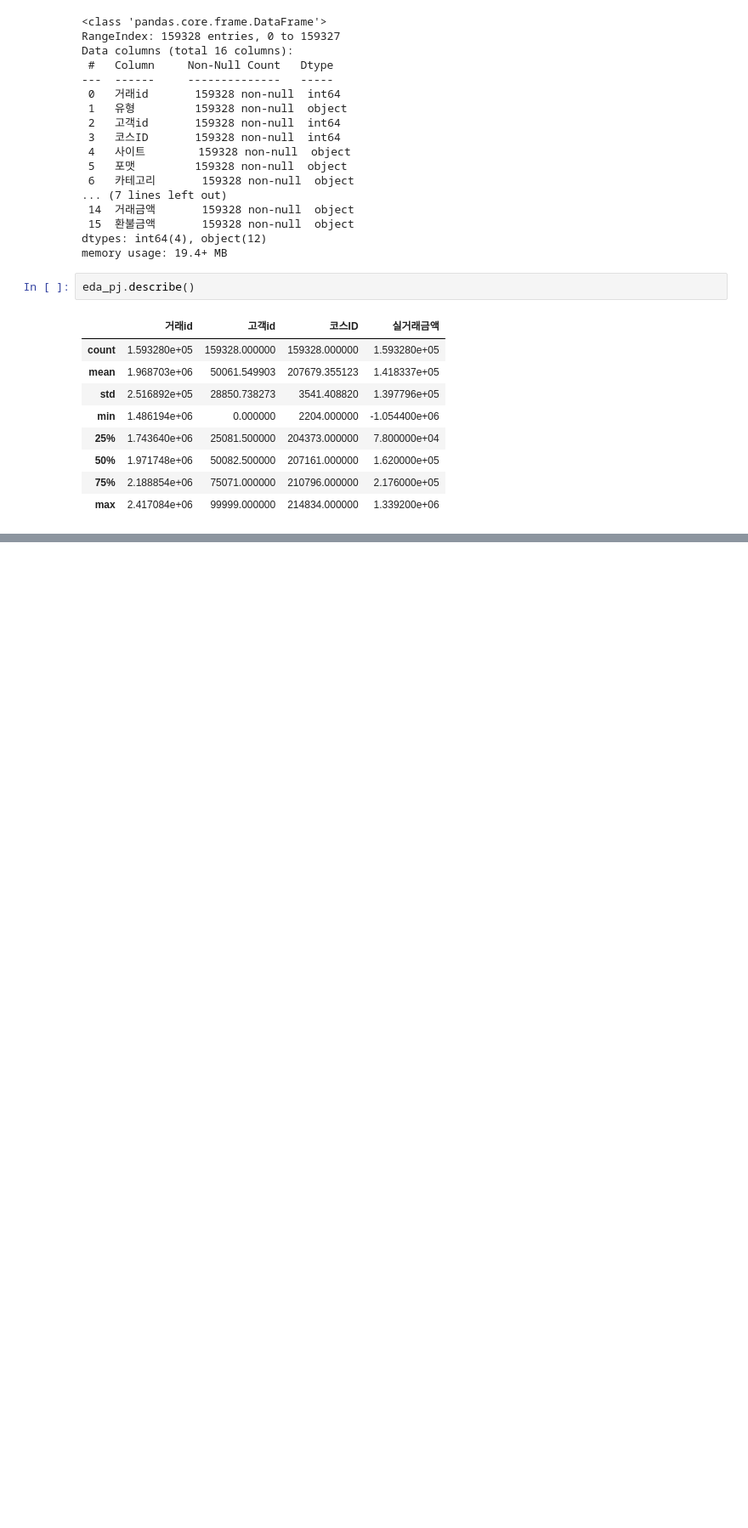
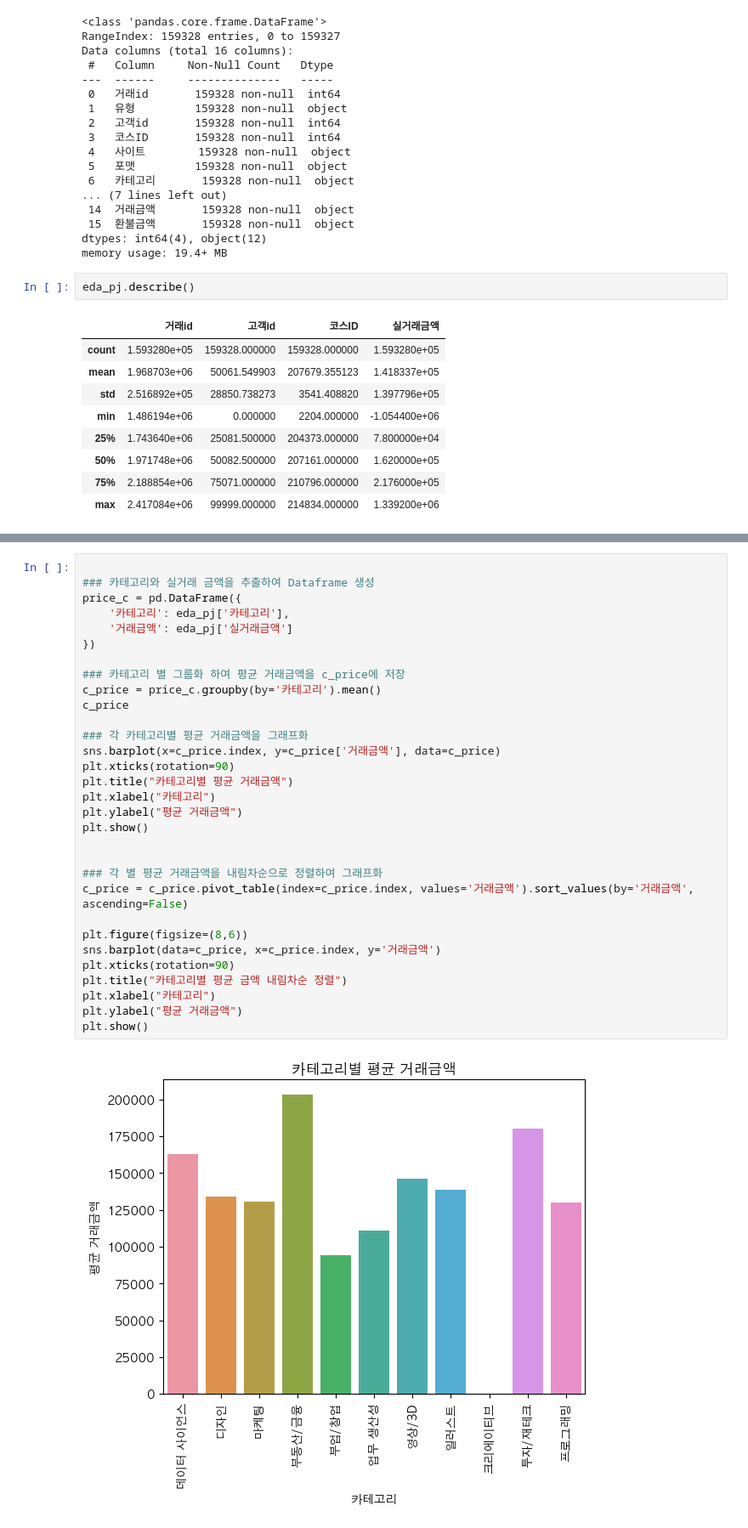
Before and after one commit to hogooba/minpj, a Jupyter notebook: pj.ipynb, the cells around one changed output, grey strips where cells are left out. Shown at 85% size. Drawn from its saved outputs; the diff is of its cells as text; blank space fills up the shorter version.

```diff
--- a/pj.ipynb
+++ b/pj.ipynb
@@ -113,0 +148,33 @@ KeyError: '실거래금액'
+# %%
+
+### 카테고리와 실거래 금액을 추출하여 Dataframe 생성
+price_c = pd.DataFrame({
+    '카테고리': eda_pj['카테고리'],
+    '거래금액': eda_pj['실거래금액']
+})
+
+### 카테고리 별 그룹화 하여 평균 거래금액을 c_price에 저장
+c_price = price_c.groupby(by='카테고리').mean()
+c_price
+
+### 각 카테고리별 평균 거래금액을 그래프화
+sns.barplot(x=c_price.index, y=c_price['거래금액'], data=c_price)
+plt.xticks(rotation=90)
+plt.title("카테고리별 평균 거래금액")
+plt.xlabel("카테고리")
+plt.ylabel("평균 거래금액")
+plt.show()
+
+
+### 각 별 평균 거래금액을 내림차순으로 정렬하여 그래프화
+c_price = c_price.pivot_table(index=c_price.index, values='거래금액').sort_values(by='거래금액', ascending=False)
+
+plt.figure(figsize=(8,6))
+sns.barplot(data=c_price, x=c_price.index, y='거래금액')
+plt.xticks(rotation=90)
+plt.title("카테고리별 평균 금액 내림차순 정렬")
+plt.xlabel("카테고리")
+plt.ylabel("평균 거래금액")
+plt.show()
+# %% [output]
+[figure, added]
```
Also changed, not shown: parts of 9 cells of this notebook.
